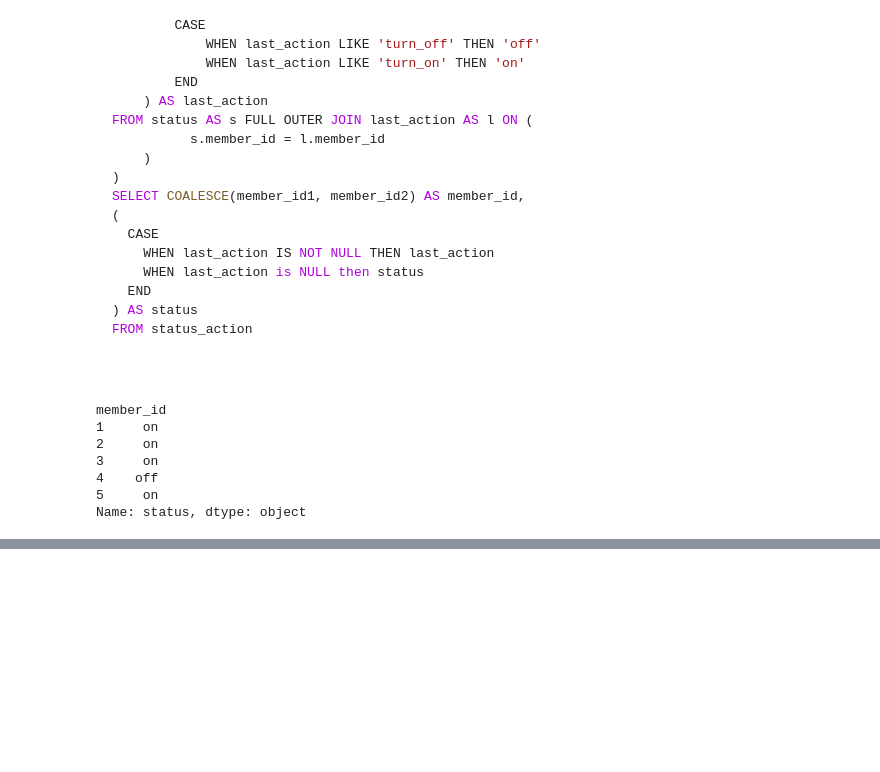
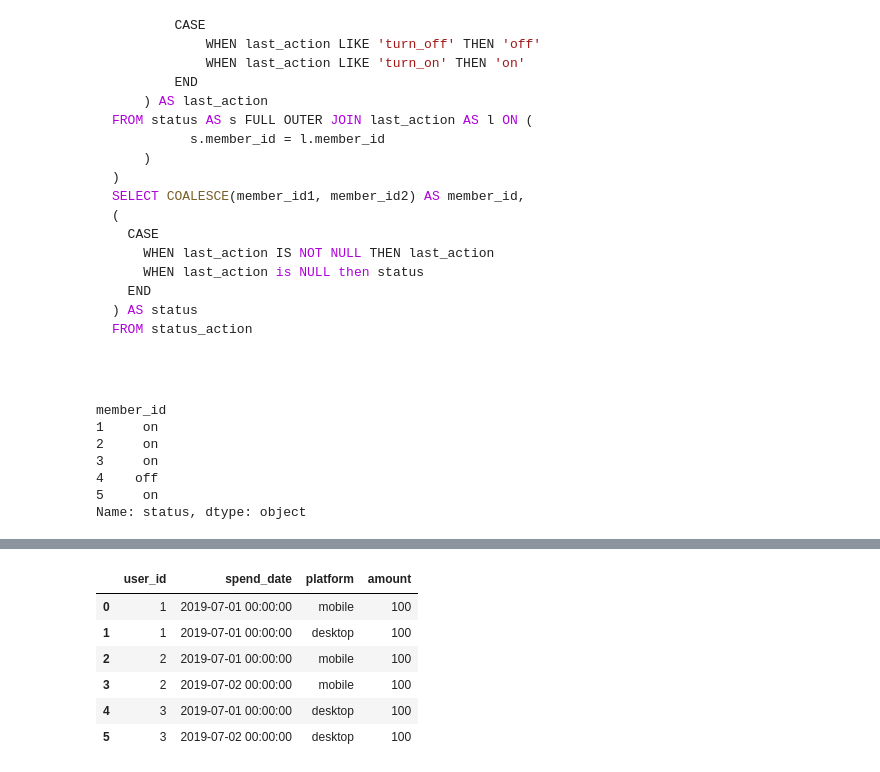
Before and after one commit to xys234/coding-problems, a Jupyter notebook: pandas/LC_Data_Manipulation.ipynb, the cells around one changed output, grey strips where cells are left out. Drawn from its saved outputs; the diff is of its cells as text; code cells hidden in the pictures; blank space fills up the shorter version.

Commit message:
add data manipulation

```diff
--- a/pandas/LC_Data_Manipulation.ipynb
+++ b/pandas/LC_Data_Manipulation.ipynb
@@ -504,0 +567,23 @@ Name: status, dtype: object
+# %%
+spending_data = StringIO(
+"""
+user_id,spend_date,platform,amount
+1,2019-07-01 00:00:00,mobile, 100
+1,2019-07-01 00:00:00,desktop, 100
+2,2019-07-01 00:00:00,mobile, 100
+2,2019-07-02 00:00:00,mobile, 100
+3,2019-07-01 00:00:00,desktop, 100
+3,2019-07-02 00:00:00,desktop, 100
+"""
+)
+
+df = pd.read_csv(spending_data)
+df
+# %% [output]
+|  | user_id | spend_date | platform | amount |
+| 0 | 1 | 2019-07-01 00:00:00 | mobile | 100 |
+| 1 | 1 | 2019-07-01 00:00:00 | desktop | 100 |
+| 2 | 2 | 2019-07-01 00:00:00 | mobile | 100 |
+| 3 | 2 | 2019-07-02 00:00:00 | mobile | 100 |
+| 4 | 3 | 2019-07-01 00:00:00 | desktop | 100 |
+| 5 | 3 | 2019-07-02 00:00:00 | desktop | 100 |
```
Also changed, not shown: parts of 21 cells of this notebook, 7 other files.
